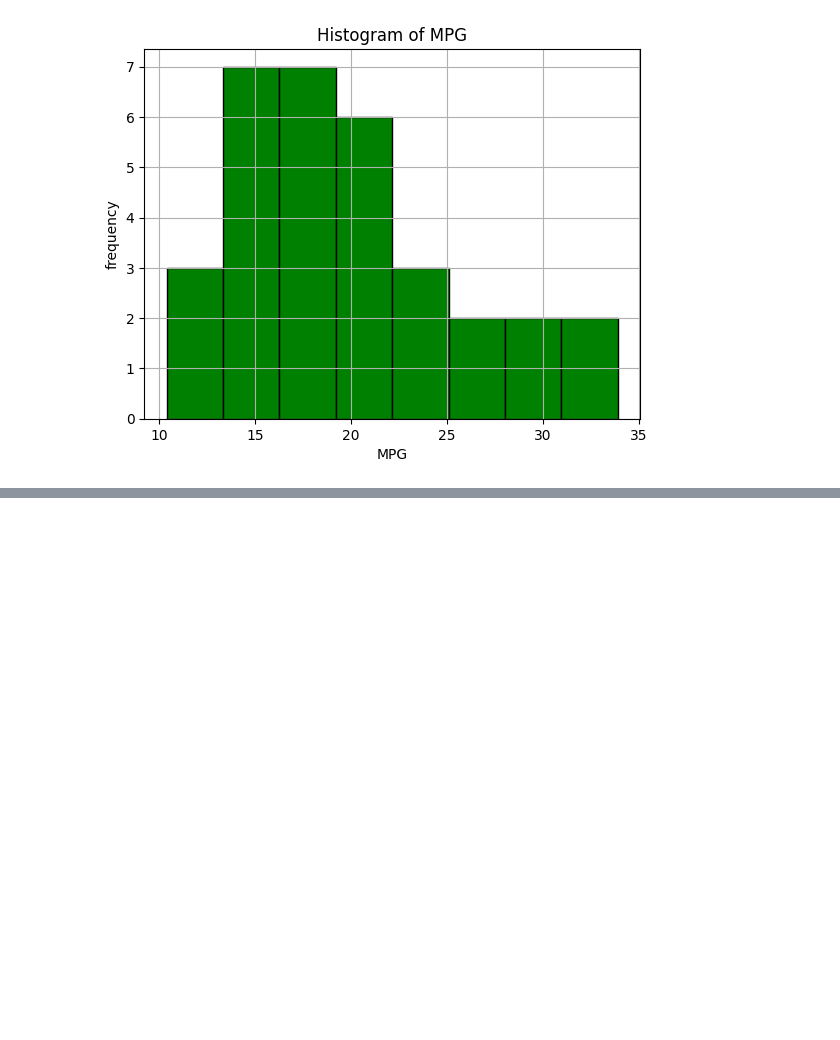
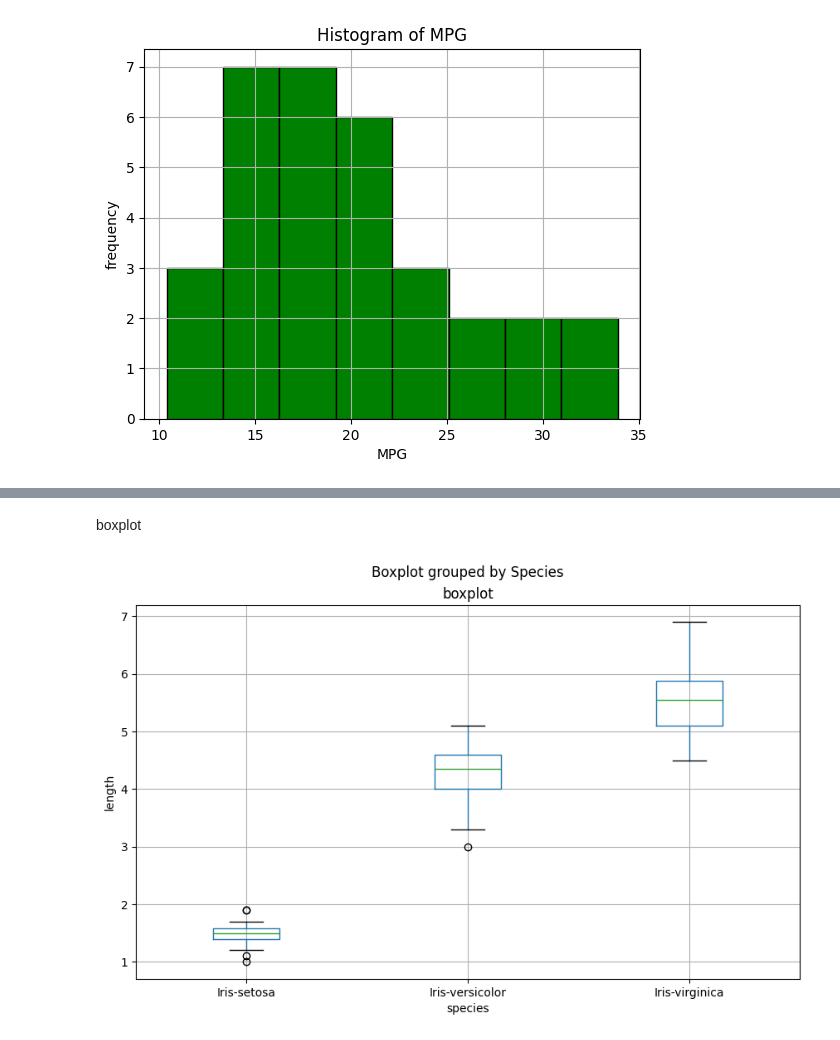
Before and after one commit to MDjunaidmgove/colab, a Jupyter notebook: dataaset.ipynb, the cells around one changed output, grey strips where cells are left out. Cells and saved outputs as stored; diff of their text form; code cells hidden in the pictures; blank space fills up the shorter version.

```diff
--- a/dataaset.ipynb
+++ b/dataaset.ipynb
@@ -113,0 +155,15 @@ plt.show()
+# %% [markdown]
+boxplot
+# %%
+import pandas as pd
+import matplotlib.pyplot as plt
+file_name='/iris.csv'
+df=pd.read_csv('/content/Iris.csv')
+df.boxplot(column='PetalLengthCm', by='Species', figsize=(10,6))
+plt.title('boxplot')
+plt.xlabel('species')
+plt.ylabel('length')
+plt.grid(True)
+plt.show()
+# %% [output]
+[figure, added]
```
Also changed, not shown: parts of 6 cells of this notebook.
